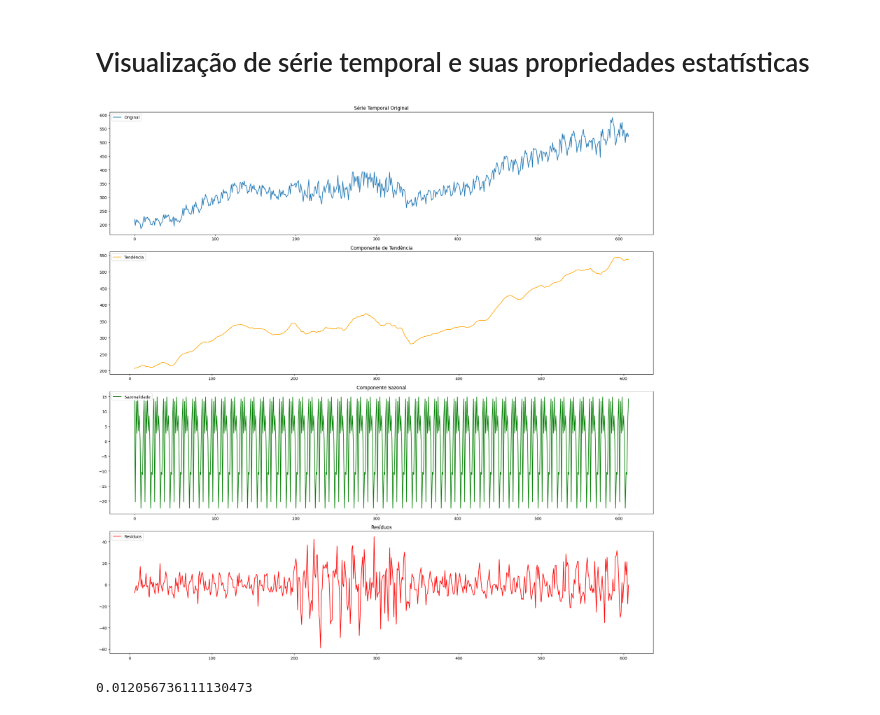
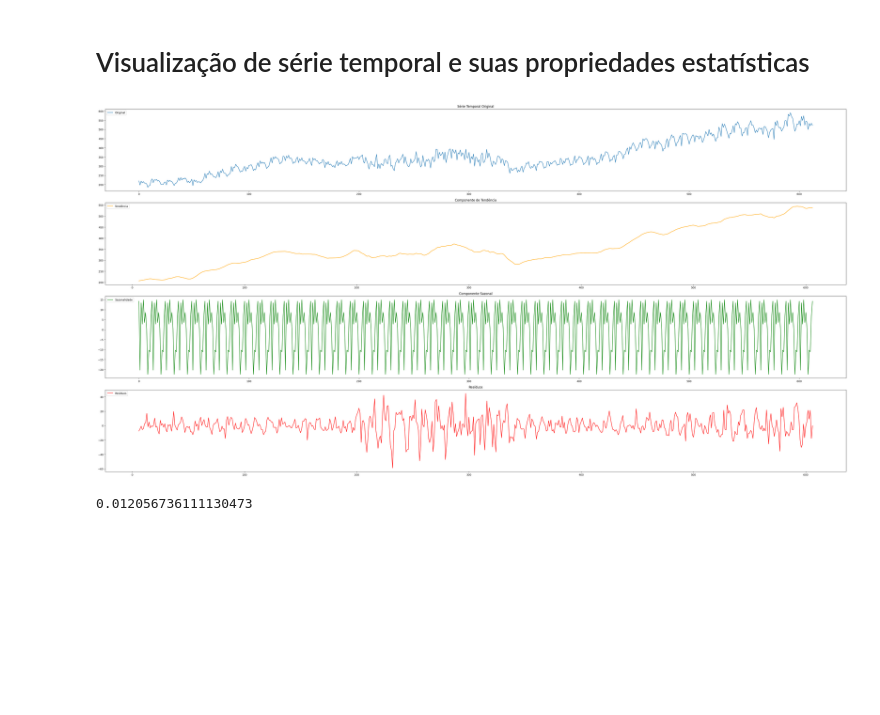
Before and after one commit to heitoliv/projeto, a Jupyter notebook: dataanalysis_tutorial.ipynb, the cells around one changed output. Cells and saved outputs as stored; diff of their text form; code cells hidden in the pictures; blank space fills up the shorter version.

```diff
--- a/dataanalysis_tutorial.ipynb
+++ b/dataanalysis_tutorial.ipynb
@@ -173,34 +173,34 @@ Index(['Year', 'Month', 'Day', 'Total Renewable Energy', 'Data Time'], dtype='ob
 # %%
 # Decompondo a série temporal
 decomposicao = seasonal_decompose(dataFrame_process['Total Renewable Energy'], model='additive', period=12)  # 'period=12' para sazonalidade anual # Talvez mudar sazonalidade?
 
 # Plotando os componentes
-plt.figure(figsize=(20, 20))
+plt.figure(figsize=(40, 20))
 
 plt.subplot(411)
 plt.plot(dataFrame_process['Total Renewable Energy'], label='Original')
 plt.legend(loc='upper left')
 plt.title('Série Temporal Original')
 
 plt.subplot(412)
 plt.plot(decomposicao.trend, label='Tendência', color='orange')
 plt.legend(loc='upper left')
 plt.title('Componente de Tendência')
 
 plt.subplot(413)
 plt.plot(decomposicao.seasonal, label='Sazonalidade', color='green')
 plt.legend(loc='upper left')
 plt.title('Componente Sazonal')
 
 plt.subplot(414)
 plt.plot(decomposicao.resid, label='Resíduos', color='red')
 plt.legend(loc='upper left')
 plt.title('Resíduos')
 
 plt.tight_layout()
 plt.show()
 # %% [output]
-[figure, old version]
+[figure, new version]
 # %%
 #Média dos resíduos da série temporal
 np.mean(decomposicao.resid)
```
Also changed, not shown: parts of 6 cells of this notebook.
